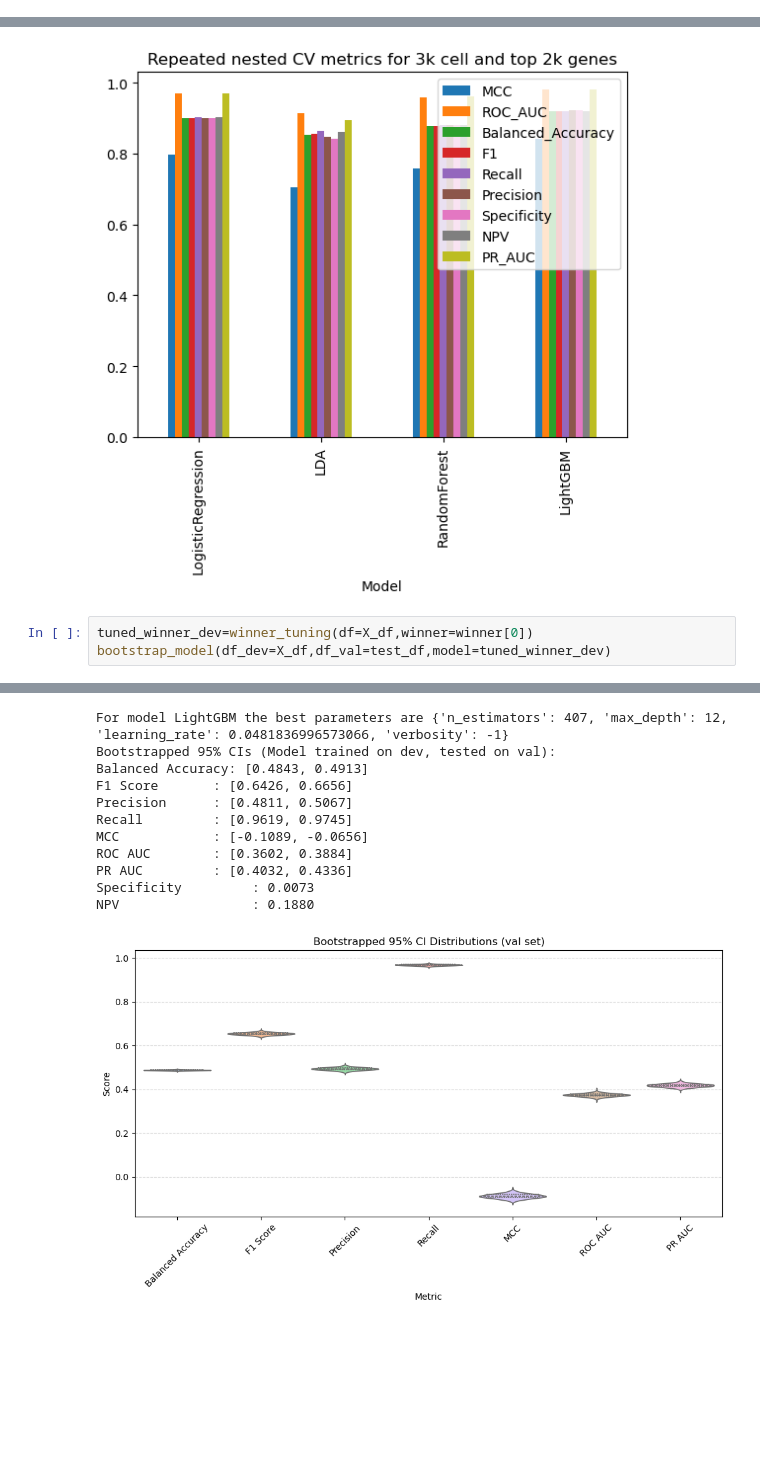
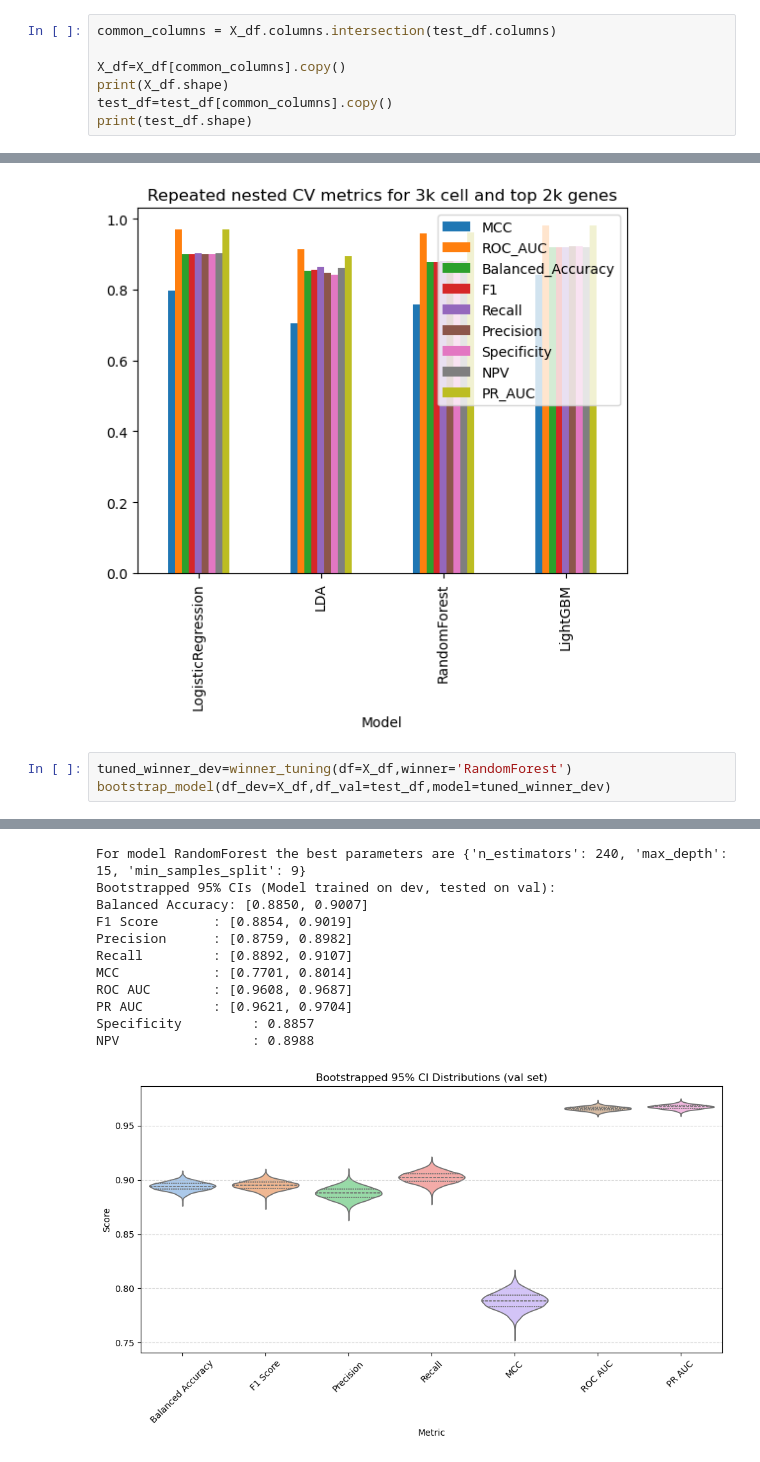
Before and after one commit to vex-me-not/MLKinCompBioFinalProject, a Jupyter notebook: notebooks/classification.ipynb, the cells around one changed output, grey strips where cells are left out. Saved outputs shown, nothing was run; the diff lists cells and outputs as text; blank space fills up the shorter version.

Commit message:
randomForest DID NOT misclassify

```diff
--- a/notebooks/classification.ipynb
+++ b/notebooks/classification.ipynb
@@ -67,3 +64,10 @@ Index(['ENSMUSG00000025902', 'ENSMUSG00000104238', 'ENSMUSG00000067879',
        'ENSMUSG00000099601', 'ENSMUSG00000101399', 'ENSMUSG00000102111',
        'ENSMUSG00000102045'],
       dtype='object', name='gene_identifier', length=2000)
+# %%
+common_columns = X_df.columns.intersection(test_df.columns)
+
+X_df=X_df[common_columns].copy()
+print(X_df.shape)
+test_df=test_df[common_columns].copy()
+print(test_df.shape)
@@ -95,6 +102,6 @@ The winner method is LightGBM with 9/9 metrics
 <Axes: title={'center': 'Repeated nested CV metrics for 3k cell and top 2k genes'}, xlabel='Model'>
 [figure]
 # %%
-tuned_winner_dev=winner_tuning(df=X_df,winner=winner[0])
+tuned_winner_dev=winner_tuning(df=X_df,winner='RandomForest')
 bootstrap_model(df_dev=X_df,df_val=test_df,model=tuned_winner_dev)
 # %% [output]
@@ -104,12 +113,12 @@ bootstrap_model(df_dev=X_df,df_val=test_df,model=tuned_winner_dev)
-For model LightGBM the best parameters are {'n_estimators': 407, 'max_depth': 12, 'learning_rate': 0.0481836996573066, 'verbosity': -1}
+For model RandomForest the best parameters are {'n_estimators': 240, 'max_depth': 15, 'min_samples_split': 9}
 Bootstrapped 95% CIs (Model trained on dev, tested on val):
-Balanced Accuracy: [0.4843, 0.4913]
-F1 Score       : [0.6426, 0.6656]
-Precision      : [0.4811, 0.5067]
-Recall         : [0.9619, 0.9745]
-MCC            : [-0.1089, -0.0656]
-ROC AUC        : [0.3602, 0.3884]
-PR AUC         : [0.4032, 0.4336]
-Specificity         : 0.0073
-NPV                 : 0.1880
+Balanced Accuracy: [0.8850, 0.9007]
+F1 Score       : [0.8854, 0.9019]
+Precision      : [0.8759, 0.8982]
+Recall         : [0.8892, 0.9107]
+MCC            : [0.7701, 0.8014]
+ROC AUC        : [0.9608, 0.9687]
+PR AUC         : [0.9621, 0.9704]
+Specificity         : 0.8857
+NPV                 : 0.8988
-[figure, old version]
+[figure, new version]
```
Also changed, not shown: parts of 3 cells of this notebook.
